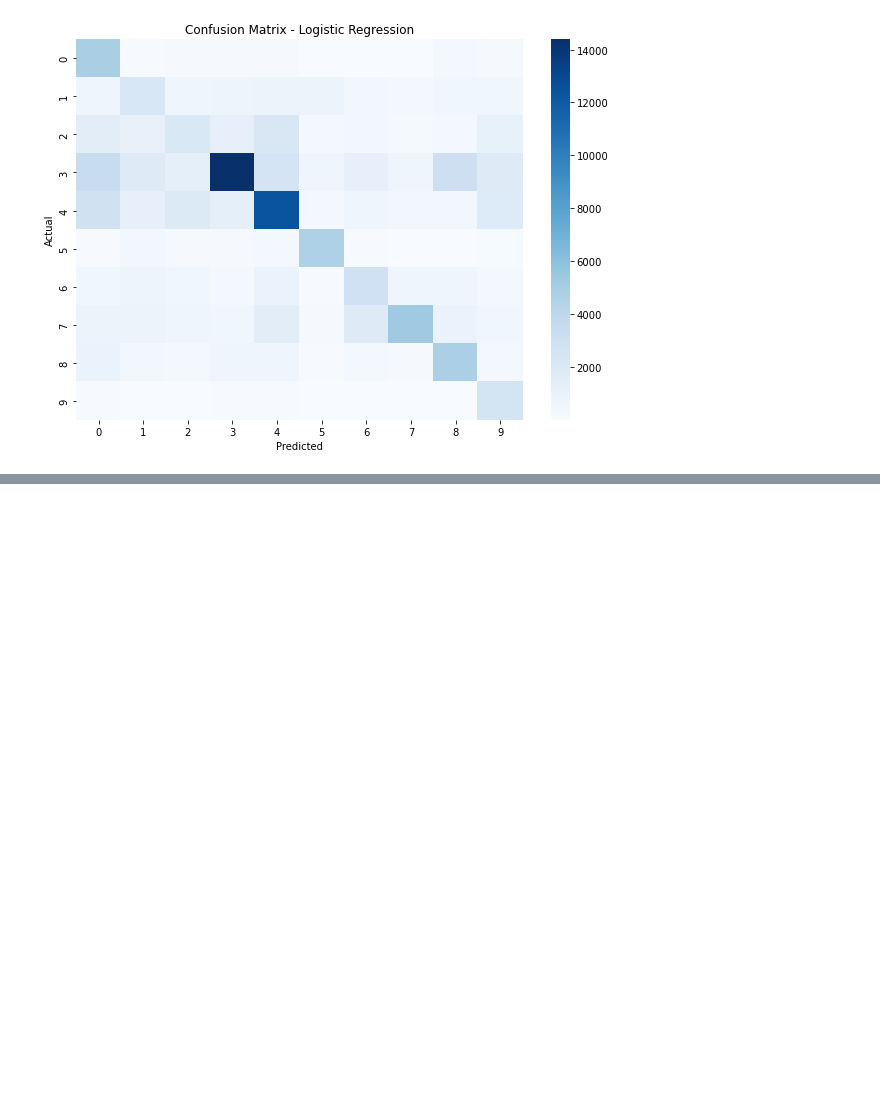
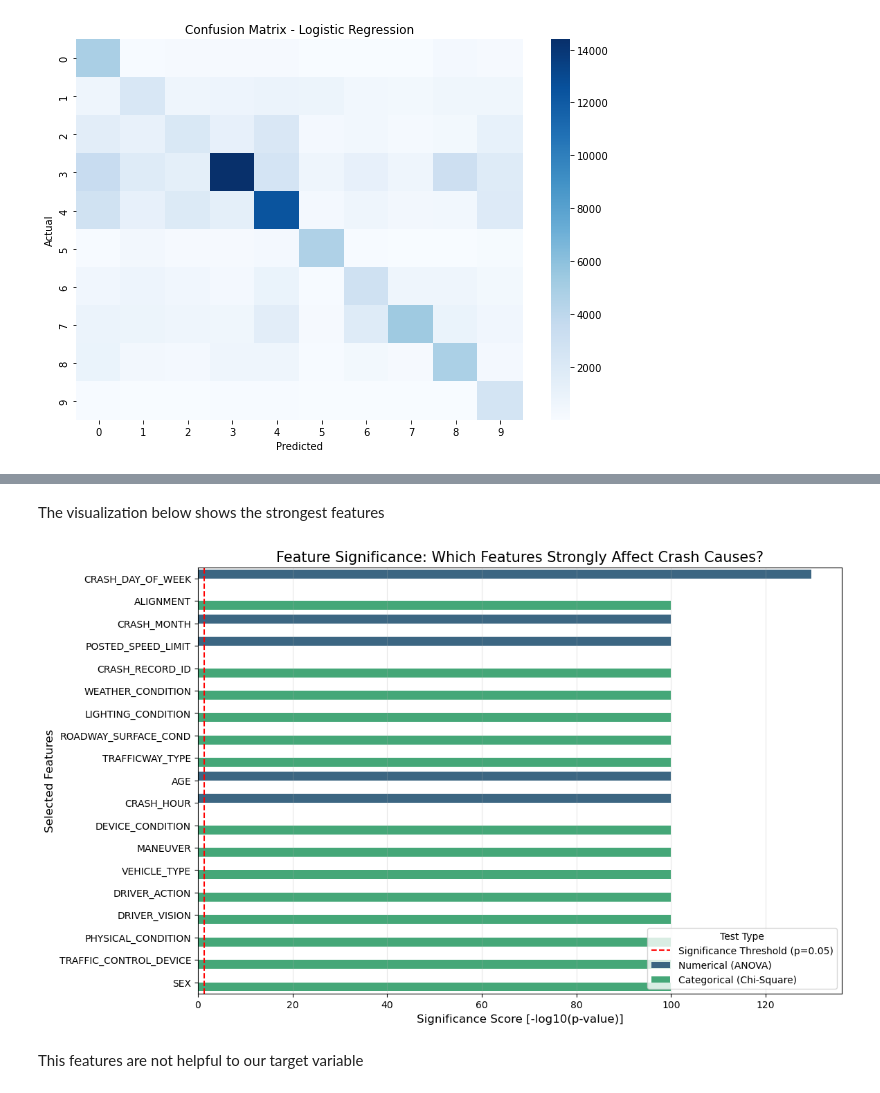
Before and after one commit to ChairoSolutions/Chicago-crash-cause-prediction, a Jupyter notebook: index.ipynb, the cells around one changed output, grey strips where cells are left out. Drawn from its saved outputs; the diff is of its cells as text; code cells hidden in the pictures; blank space fills up the shorter version.

```diff
--- a/index.ipynb
+++ b/index.ipynb
@@ -956,0 +942,48 @@ Key observations:
+# %%
+from scipy.stats import stats, chi2_contingency
+import numpy as np
+num_cols= ["AGE", "CRASH_HOUR", "CRASH_DAY_OF_WEEK", "CRASH_MONTH", "POSTED_SPEED_LIMIT"]\
+
+results = []
+# %%
+ # Calculate ANOVA for Numerical Features
+for col in num_cols:
+    # Clean NaNs and get groups
+    df_clean = df_model.dropna(subset=[col, 'PRIM_CONTRIBUTORY_CAUSE'])
+    groups = [group[col].values for name, group in df_clean.groupby('PRIM_CONTRIBUTORY_CAUSE') if len(group) > 1]
+
+    if len(groups) > 1:
+        _, p_val = stats.f_oneway(*groups)
+        results.append({'Feature': col, 'p_value': p_val, 'Type': 'Numerical (ANOVA)'})
+# %%
+#  Calculate Chi-Square for Categorical Features
+for col in cat_cols:
+    contingency_table = pd.crosstab(df_model[col], df_model['PRIM_CONTRIBUTORY_CAUSE'])
+    _, p_val, _, _ = chi2_contingency(contingency_table)
+    results.append({'Feature': col, 'p_value': p_val, 'Type': 'Categorical (Chi-Square)'})
+# %%
+# Transform into a Plotting DataFrame
+stat_df = pd.DataFrame(results)
+# Use -log10(p) for the "Significance Score". We clip it to 100 to prevent infinity.
+stat_df['Significance_Score'] = -np.log10(stat_df['p_value'].replace(0, 1e-100))
+stat_df = stat_df.sort_values(by='Significance_Score', ascending=False)
+# %% [markdown]
+The visualization below shows the strongest features
+# %%
+# 5. The Visualization
+plt.figure(figsize=(12, 8))
+sns.barplot(data=stat_df, x='Significance_Score', y='Feature', hue='Type', palette='viridis')
+
+# Add the significance threshold line (p=0.05)
+plt.axvline(x=-np.log10(0.05), color='red', linestyle='--', label='Significance Threshold (p=0.05)')
+
+plt.title("Feature Significance: Which Features Strongly Affect Crash Causes?", fontsize=15)
+plt.xlabel("Significance Score [-log10(p-value)]", fontsize=12)
+plt.ylabel("Selected Features", fontsize=12)
+plt.legend(title="Test Type", loc='lower right')
+plt.grid(axis='x', alpha=0.3)
+plt.show()
+# %% [output]
+[figure, added]
+# %% [markdown]
+This features are not helpful to our target variable
```
Also changed, not shown: parts of 8 cells of this notebook.
